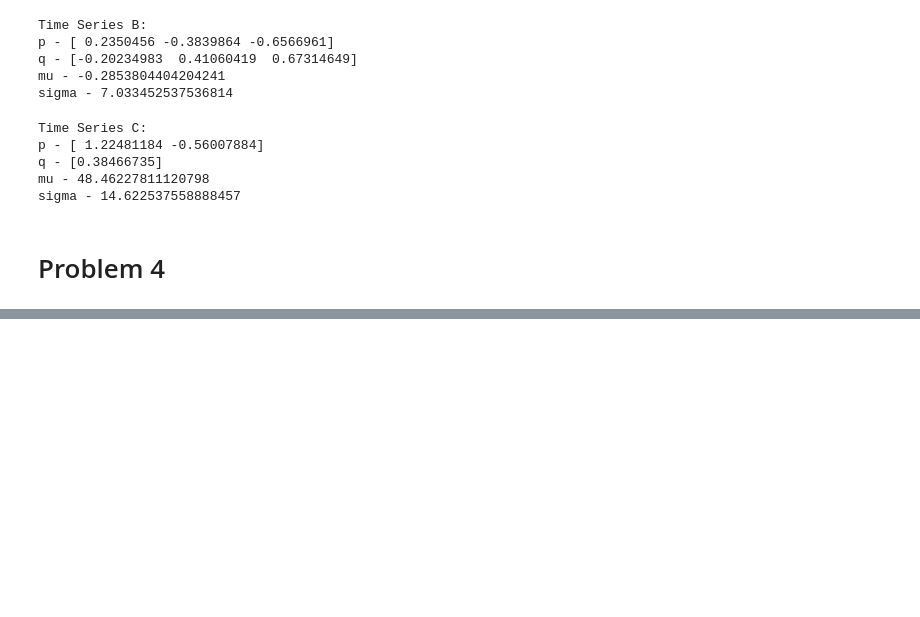
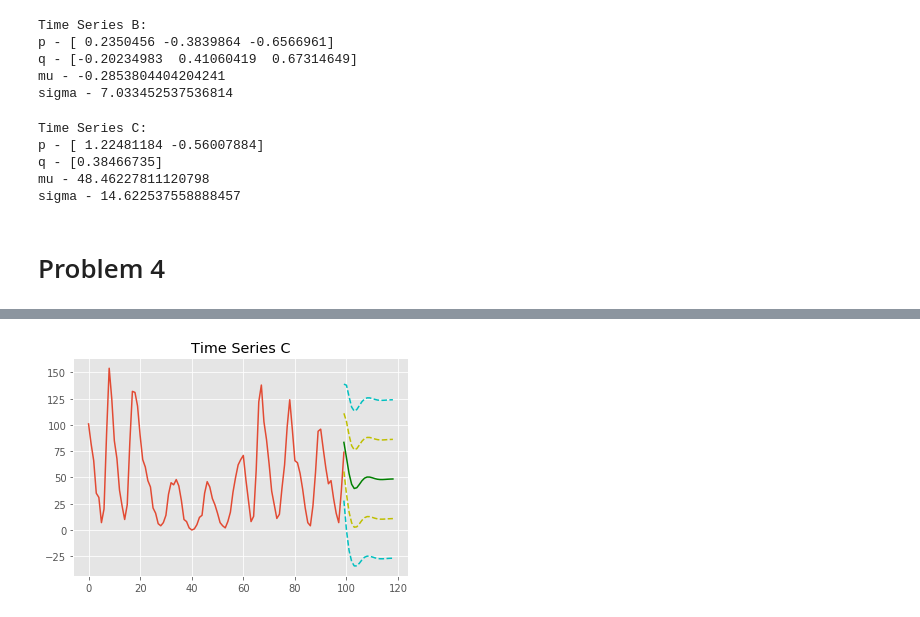
Before and after one commit to mattschaelling/acme_vol3, a Jupyter notebook: ARMA/arma.ipynb, the cells around one changed output, grey strips where cells are left out. Cells and saved outputs as stored; diff of their text form; code cells hidden in the pictures; blank space fills up the shorter version.

```diff
--- a/ARMA/arma.ipynb
+++ b/ARMA/arma.ipynb
@@ -248,0 +284,18 @@ future_states = 20
+# %%
+phiC, thetaC, muC, sigmaC = paramsC
+c4mu, c4sig = arma_forecast(time_series_c, phiC, thetaC,
+                            muC, sigmaC, future_states)
+domain = np.arange(len(time_series_c))
+plt.plot(domain, time_series_c)
+
+#Now plot the predictions
+domain2 = np.arange(domain[-1], domain[-1]+future_states)
+plt.plot(domain2, c4mu, 'g')
+plt.plot(domain2, c4mu+c4sig, 'y--')
+plt.plot(domain2, c4mu-c4sig, 'y--')
+plt.plot(domain2, c4mu+2*c4sig, 'c--')
+plt.plot(domain2, c4mu-2*c4sig, 'c--')
+plt.title('Time Series C')
+plt.show()
+# %% [output]
+[figure, added]
```
Also changed, not shown: parts of 3 cells of this notebook.
